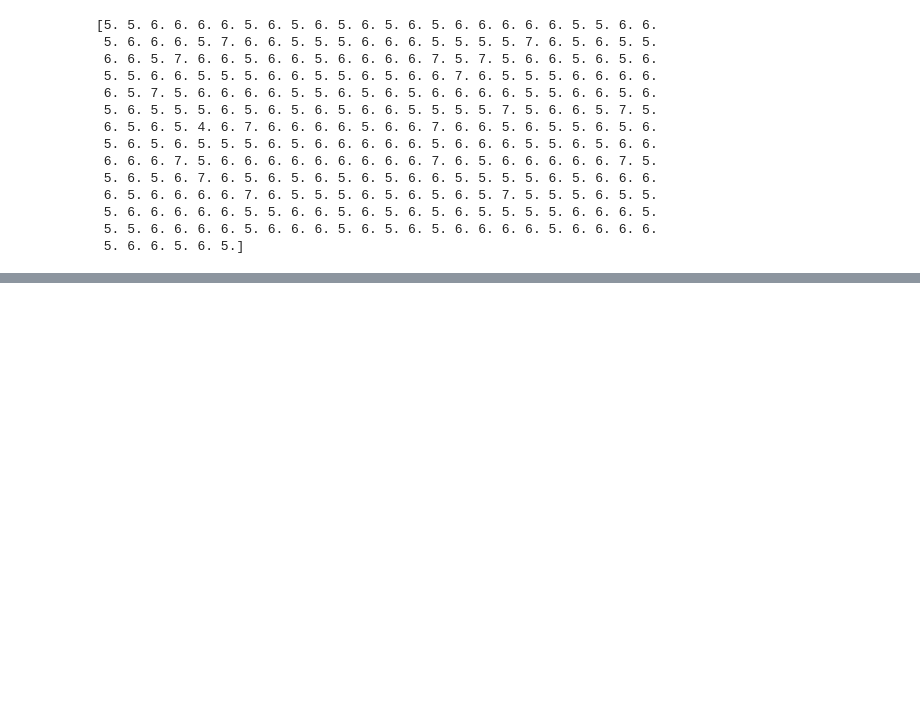
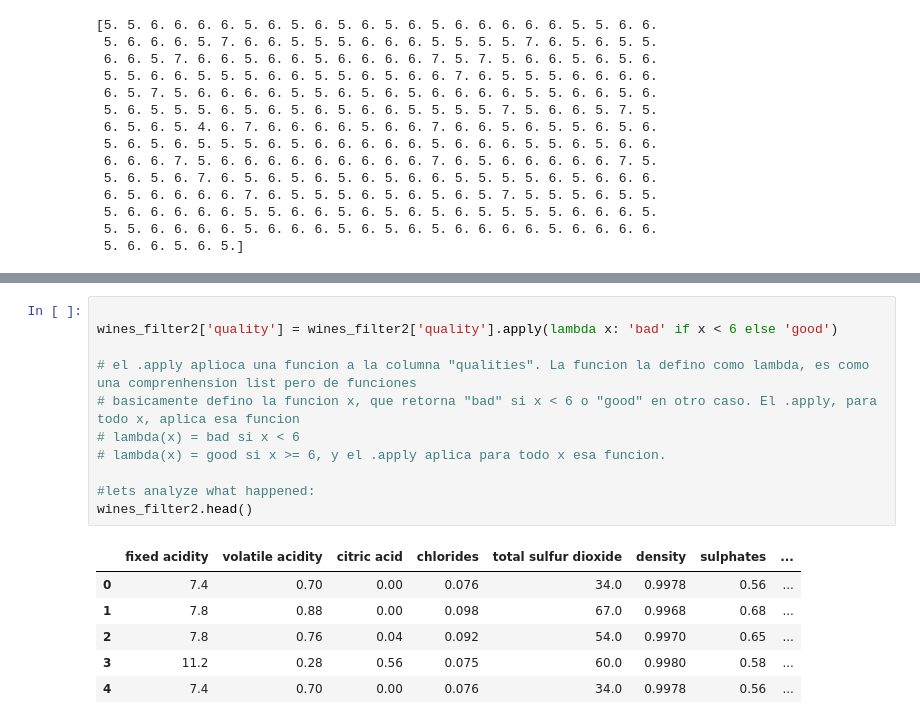
Before and after one commit to mateo-st/ML_UM, a Jupyter notebook: Entregable 1/LAB1 - Mordetzki, Stipanicic.ipynb, the cells around one changed output, grey strips where cells are left out. Drawn from its saved outputs; the diff is of its cells as text; blank space fills up the shorter version.

```diff
--- a/Entregable 1/LAB1 - Mordetzki, Stipanicic.ipynb
+++ b/Entregable 1/LAB1 - Mordetzki, Stipanicic.ipynb
@@ -279,0 +295,18 @@ print(predicted_quality)
+# %%
+
+wines_filter2['quality'] = wines_filter2['quality'].apply(lambda x: 'bad' if x < 6 else 'good')
+
+# el .apply aplioca una funcion a la columna "qualities". La funcion la defino como lambda, es como una comprenhension list pero de funciones
+# basicamente defino la funcion x, que retorna "bad" si x < 6 o "good" en otro caso. El .apply, para todo x, aplica esa funcion
+# lambda(x) = bad si x < 6
+# lambda(x) = good si x >= 6, y el .apply aplica para todo x esa funcion.
+
+#lets analyze what happened:
+wines_filter2.head()
+# %% [output]
+|  | fixed acidity | volatile acidity | citric acid | chlorides | total sulfur dioxide | density | sulphates | ... |
+| 0 | 7.4 | 0.70 | 0.00 | 0.076 | 34.0 | 0.9978 | 0.56 | ... |
+| 1 | 7.8 | 0.88 | 0.00 | 0.098 | 67.0 | 0.9968 | 0.68 | ... |
+| 2 | 7.8 | 0.76 | 0.04 | 0.092 | 54.0 | 0.9970 | 0.65 | ... |
+| 3 | 11.2 | 0.28 | 0.56 | 0.075 | 60.0 | 0.9980 | 0.58 | ... |
+| 4 | 7.4 | 0.70 | 0.00 | 0.076 | 34.0 | 0.9978 | 0.56 | ... |
```
Also changed, not shown: parts of 35 cells of this notebook.
